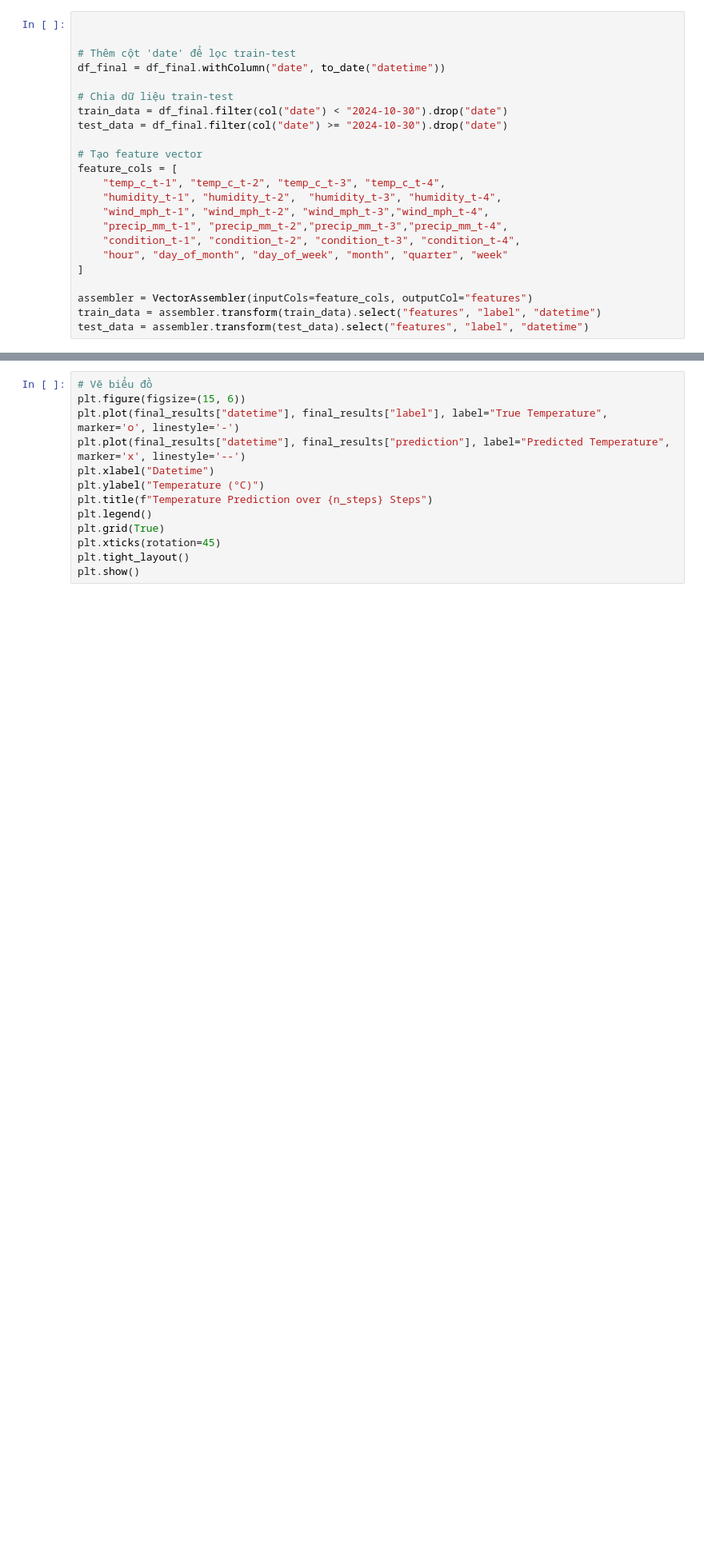
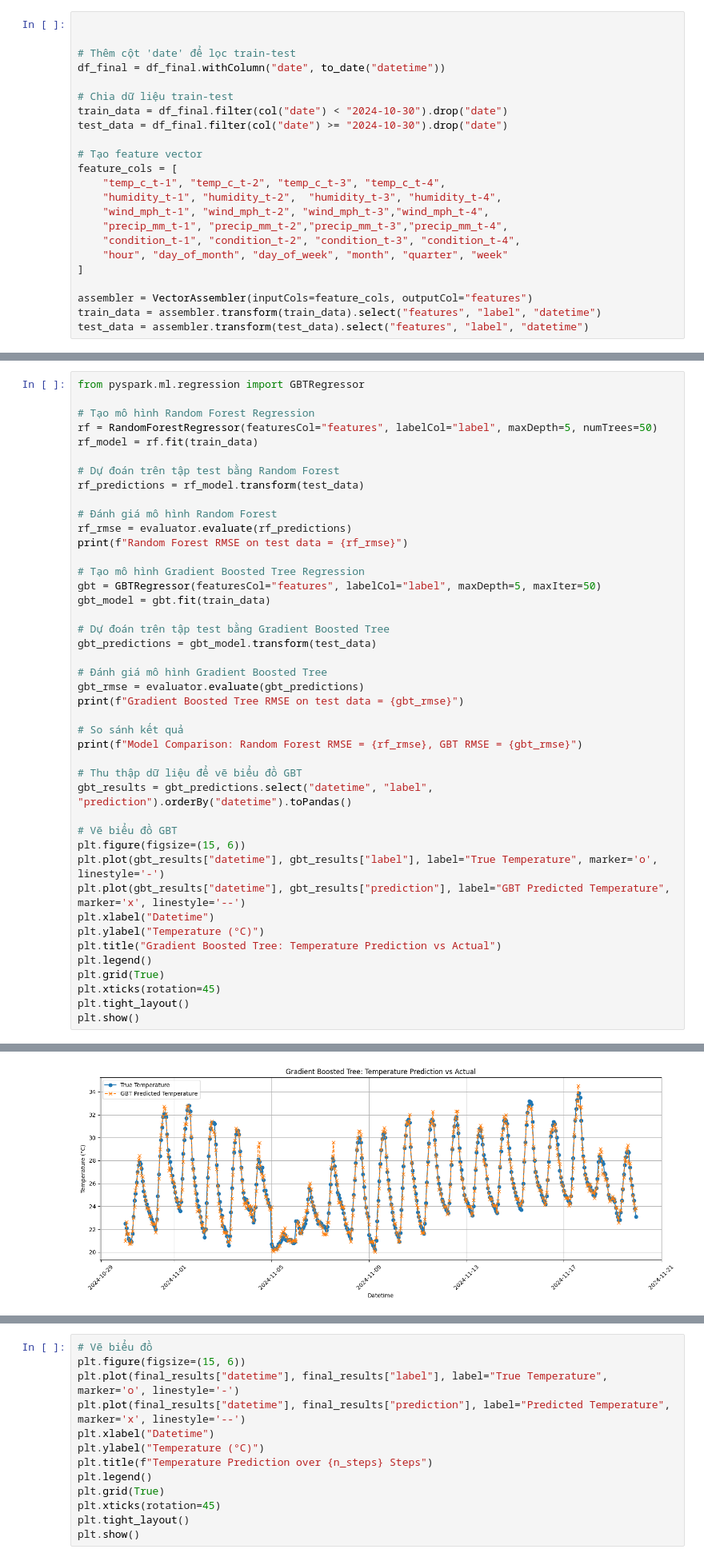
Before and after one commit to hoandkjxhbfhk/project, a Jupyter notebook: Notebooks/Time_series_with_LSTM/DecisionTreeRegressor_forcastinTemp.ipynb, the cells around one changed output, grey strips where cells are left out. Shown: that part at 80% size. Drawn from its saved outputs; the diff is of its cells as text; blank space fills up the shorter version.

```diff
--- a/Notebooks/Time_series_with_LSTM/DecisionTreeRegressor_forcastinTemp.ipynb
+++ b/Notebooks/Time_series_with_LSTM/DecisionTreeRegressor_forcastinTemp.ipynb
@@ -233,0 +241,44 @@ plt.show()
+# %%
+from pyspark.ml.regression import GBTRegressor
+
+# Tạo mô hình Random Forest Regression
+rf = RandomForestRegressor(featuresCol="features", labelCol="label", maxDepth=5, numTrees=50)
+rf_model = rf.fit(train_data)
+
+# Dự đoán trên tập test bằng Random Forest
+rf_predictions = rf_model.transform(test_data)
+
+# Đánh giá mô hình Random Forest
+rf_rmse = evaluator.evaluate(rf_predictions)
+print(f"Random Forest RMSE on test data = {rf_rmse}")
+
+# Tạo mô hình Gradient Boosted Tree Regression
+gbt = GBTRegressor(featuresCol="features", labelCol="label", maxDepth=5, maxIter=50)
+gbt_model = gbt.fit(train_data)
+
+# Dự đoán trên tập test bằng Gradient Boosted Tree
+gbt_predictions = gbt_model.transform(test_data)
+
+# Đánh giá mô hình Gradient Boosted Tree
+gbt_rmse = evaluator.evaluate(gbt_predictions)
+print(f"Gradient Boosted Tree RMSE on test data = {gbt_rmse}")
+
+# So sánh kết quả
+print(f"Model Comparison: Random Forest RMSE = {rf_rmse}, GBT RMSE = {gbt_rmse}")
+
+# Thu thập dữ liệu để vẽ biểu đồ GBT
+gbt_results = gbt_predictions.select("datetime", "label", "prediction").orderBy("datetime").toPandas()
+
+# Vẽ biểu đồ GBT
+plt.figure(figsize=(15, 6))
+plt.plot(gbt_results["datetime"], gbt_results["label"], label="True Temperature", marker='o', linestyle='-')
+plt.plot(gbt_results["datetime"], gbt_results["prediction"], label="GBT Predicted Temperature", marker='x', linestyle='--')
+plt.xlabel("Datetime")
+plt.ylabel("Temperature (°C)")
+plt.title("Gradient Boosted Tree: Temperature Prediction vs Actual")
+plt.legend()
+plt.grid(True)
+plt.xticks(rotation=45)
+plt.tight_layout()
+plt.show()
+# %% [output]
@@ -234,3 +323,4 @@ plt.show()
+[figure, added]
 # %%
 # Số bước thời gian muốn dự đoán
 n_steps = 5
```
Also changed, not shown: parts of 6 cells of this notebook, 24 other files.
